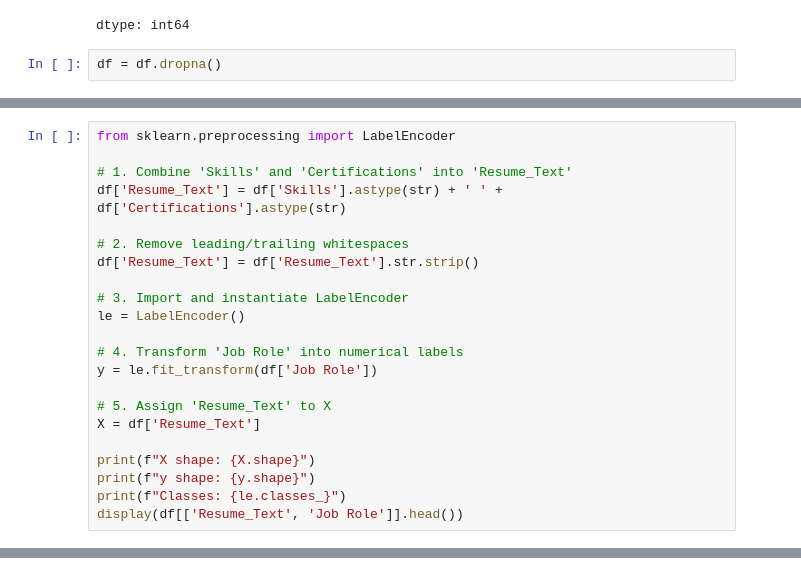
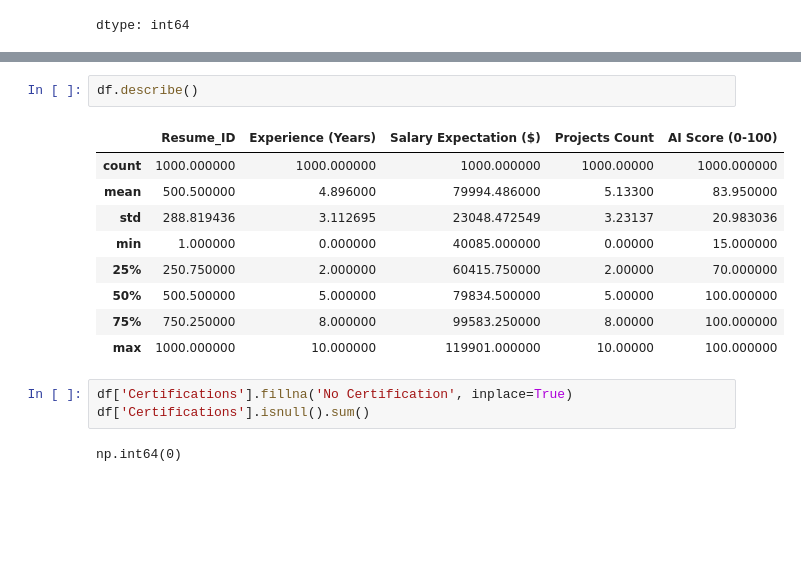
Before and after one commit to Krishna-Dhawangale/Resume-Screening-Machine-Learning-, a Jupyter notebook: SVM_Resume_Classification.ipynb, the cells around one changed output, grey strips where cells are left out. Cells and saved outputs as stored; diff of their text form; blank space fills up the shorter version.

```diff
--- a/SVM_Resume_Classification.ipynb
+++ b/SVM_Resume_Classification.ipynb
@@ -61,5 +72,3 @@ memory usage: 86.1+ KB
 | Projects Count | 0 |
 | AI Score (0-100) | 0 |
 dtype: int64
-# %%
-df = df.dropna()
@@ -129,22 +74,0 @@ I will combine the text features, clean them, and encode the 'Job Role' target v
-# %%
-from sklearn.preprocessing import LabelEncoder
-
-# 1. Combine 'Skills' and 'Certifications' into 'Resume_Text'
-df['Resume_Text'] = df['Skills'].astype(str) + ' ' + df['Certifications'].astype(str)
-
-# 2. Remove leading/trailing whitespaces
-df['Resume_Text'] = df['Resume_Text'].str.strip()
-
-# 3. Import and instantiate LabelEncoder
-le = LabelEncoder()
-
-# 4. Transform 'Job Role' into numerical labels
-y = le.fit_transform(df['Job Role'])
-
-# 5. Assign 'Resume_Text' to X
-X = df['Resume_Text']
-
-print(f"X shape: {X.shape}")
-print(f"y shape: {y.shape}")
-print(f"Classes: {le.classes_}")
-display(df[['Resume_Text', 'Job Role']].head())
@@ -646,0 +75,17 @@ The 100% accuracy is primarily due to the dataset being "too easy" or highly sep
+# %%
+df.describe()
+# %% [output]
+|  | Resume_ID | Experience (Years) | Salary Expectation ($) | Projects Count | AI Score (0-100) |
+| count | 1000.000000 | 1000.000000 | 1000.000000 | 1000.00000 | 1000.000000 |
+| mean | 500.500000 | 4.896000 | 79994.486000 | 5.13300 | 83.950000 |
+| std | 288.819436 | 3.112695 | 23048.472549 | 3.23137 | 20.983036 |
+| min | 1.000000 | 0.000000 | 40085.000000 | 0.00000 | 15.000000 |
+| 25% | 250.750000 | 2.000000 | 60415.750000 | 2.00000 | 70.000000 |
+| 50% | 500.500000 | 5.000000 | 79834.500000 | 5.00000 | 100.000000 |
+| 75% | 750.250000 | 8.000000 | 99583.250000 | 8.00000 | 100.000000 |
+| max | 1000.000000 | 10.000000 | 119901.000000 | 10.00000 | 100.000000 |
+# %%
+df['Certifications'].fillna('No Certification', inplace=True)
+df['Certifications'].isnull().sum()
+# %% [output]
+np.int64(0)
```
Also changed, not shown: parts of 69 cells of this notebook.
